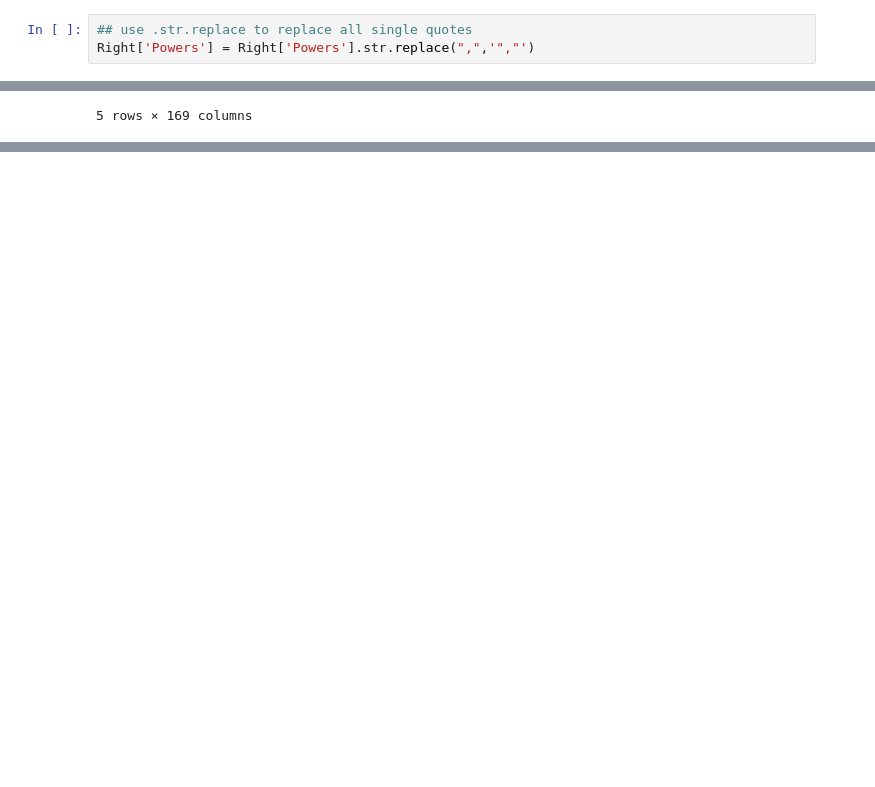
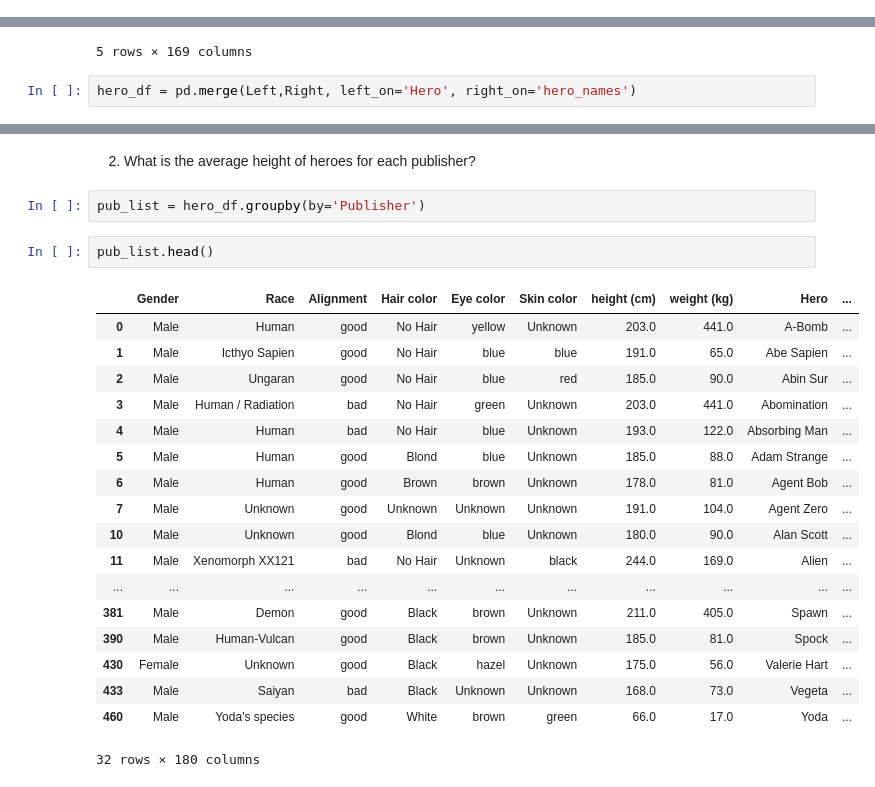
Before and after one commit to MentalTorque/Applying-Advanced-Transformations--Core-, a Jupyter notebook: Applying Advanced Transformations (Core).ipynb, the cells around one changed output, grey strips where cells are left out. Drawn from its saved outputs; the diff is of its cells as text; blank space fills up the shorter version.

Commit message:
Final Project update with all merges and EDA

```diff
--- a/Applying Advanced Transformations (Core).ipynb
+++ b/Applying Advanced Transformations (Core).ipynb
@@ -219,6 +210,3 @@ power
-# %%
-## use .str.replace to replace all single quotes
-Right['Powers'] = Right['Powers'].str.replace(",",'","')
 # %%
 power = Right.loc[2,'Powers']
 print(type(power))
@@ -291,3 +279,5 @@ Right.head()
 | 3 | Abin Sur | Lantern Power Ring | False | False | False | False | False | False | ... |
 | 4 | Abomination | Accelerated Healing,Intelligence,... | False | True | True | True | True | False | ... |
 5 rows × 169 columns
+# %%
+hero_df = pd.merge(Left,Right, left_on='Hero', right_on='hero_names')
@@ -293,0 +338,25 @@ Right.head()
+# %% [markdown]
+2. What is the average height of heroes for each publisher?
+# %%
+pub_list = hero_df.groupby(by='Publisher')
+# %%
+pub_list.head()
+# %% [output]
+|  | Gender | Race | Alignment | Hair color | Eye color | Skin color | height (cm) | weight (kg) | Hero | ... |
+| 0 | Male | Human | good | No Hair | yellow | Unknown | 203.0 | 441.0 | A-Bomb | ... |
+| 1 | Male | Icthyo Sapien | good | No Hair | blue | blue | 191.0 | 65.0 | Abe Sapien | ... |
+| 2 | Male | Ungaran | good | No Hair | blue | red | 185.0 | 90.0 | Abin Sur | ... |
+| 3 | Male | Human / Radiation | bad | No Hair | green | Unknown | 203.0 | 441.0 | Abomination | ... |
+| 4 | Male | Human | bad | No Hair | blue | Unknown | 193.0 | 122.0 | Absorbing Man | ... |
+| 5 | Male | Human | good | Blond | blue | Unknown | 185.0 | 88.0 | Adam Strange | ... |
+| 6 | Male | Human | good | Brown | brown | Unknown | 178.0 | 81.0 | Agent Bob | ... |
+| 7 | Male | Unknown | good | Unknown | Unknown | Unknown | 191.0 | 104.0 | Agent Zero | ... |
+| 10 | Male | Unknown | good | Blond | blue | Unknown | 180.0 | 90.0 | Alan Scott | ... |
+| 11 | Male | Xenomorph XX121 | bad | No Hair | Unknown | black | 244.0 | 169.0 | Alien | ... |
+| ... | ... | ... | ... | ... | ... | ... | ... | ... | ... | ... |
+| 381 | Male | Demon | good | Black | brown | Unknown | 211.0 | 405.0 | Spawn | ... |
+| 390 | Male | Human-Vulcan | good | Black | brown | Unknown | 185.0 | 81.0 | Spock | ... |
+| 430 | Female | Unknown | good | Black | hazel | Unknown | 175.0 | 56.0 | Valerie Hart | ... |
+| 433 | Male | Saiyan | bad | Black | Unknown | Unknown | 168.0 | 73.0 | Vegeta | ... |
+| 460 | Male | Yoda's species | good | White | brown | green | 66.0 | 17.0 | Yoda | ... |
+32 rows × 180 columns
```
Also changed, not shown: parts of 15 cells of this notebook, 1 other file.
